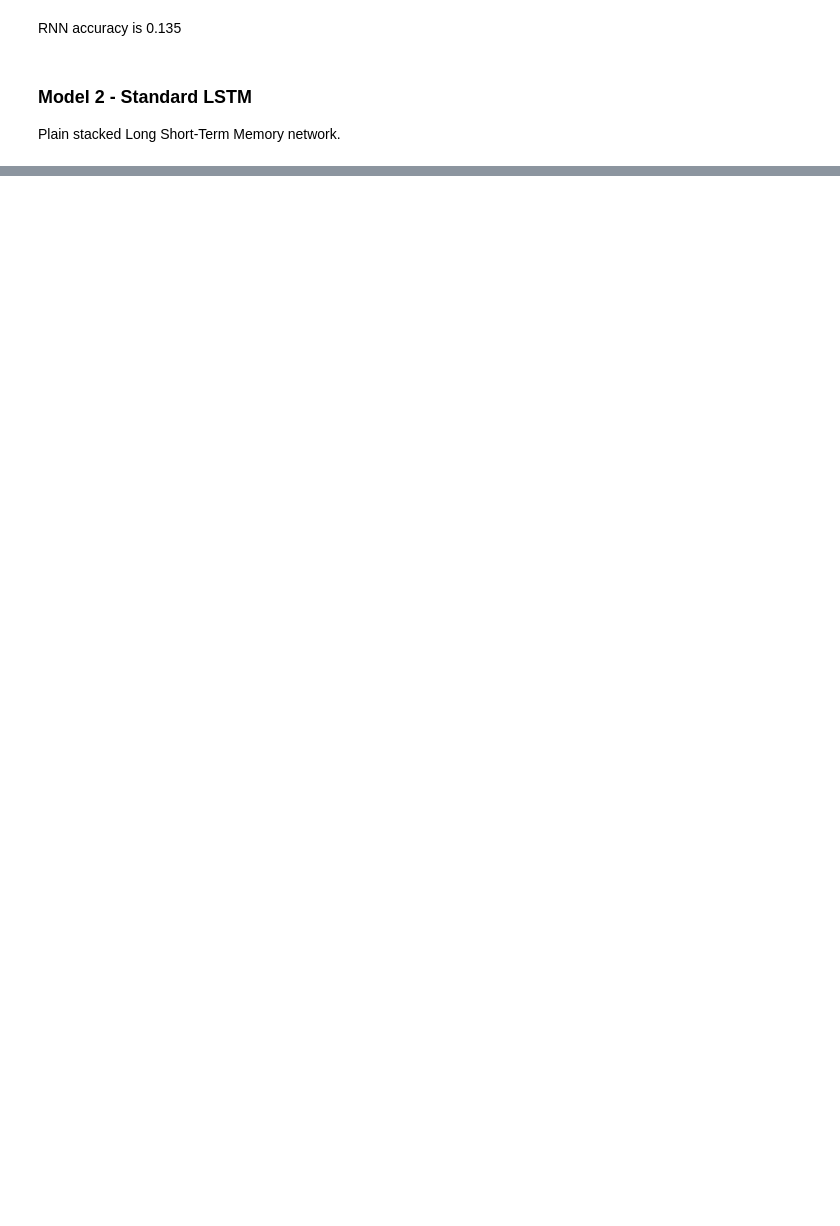
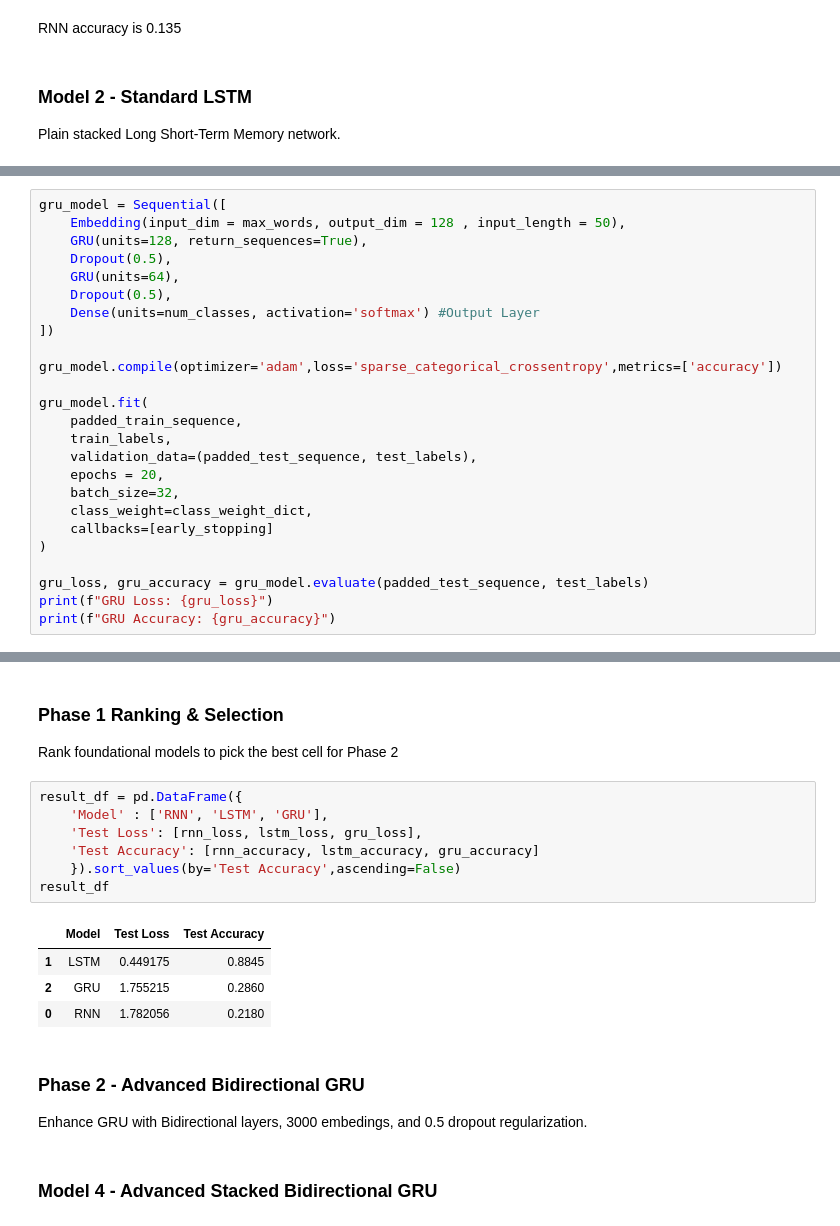
Before and after one commit to PriyaJha-14/Sentiment_Analysis_ML_Project, a Jupyter notebook: emotion_classification.ipynb, the cells around one changed output, grey strips where cells are left out. Drawn from its saved outputs; the diff is of its cells as text; blank space fills up the shorter version.

```diff
--- a/emotion_classification.ipynb
+++ b/emotion_classification.ipynb
@@ -213,0 +233,25 @@ LSTM Accuracy: 0.8769999742507935
+# %%
+gru_model = Sequential([
+    Embedding(input_dim = max_words, output_dim = 128 , input_length = 50),
+    GRU(units=128, return_sequences=True),
+    Dropout(0.5),
+    GRU(units=64),
+    Dropout(0.5),
+    Dense(units=num_classes, activation='softmax') #Output Layer
+])
+
+gru_model.compile(optimizer='adam',loss='sparse_categorical_crossentropy',metrics=['accuracy'])
+
+gru_model.fit(
+    padded_train_sequence,
+    train_labels,
+    validation_data=(padded_test_sequence, test_labels),
+    epochs = 20,
+    batch_size=32,
+    class_weight=class_weight_dict,
+    callbacks=[early_stopping]
+)
+
+gru_loss, gru_accuracy = gru_model.evaluate(padded_test_sequence, test_labels)
+print(f"GRU Loss: {gru_loss}")
+print(f"GRU Accuracy: {gru_accuracy}")
@@ -213,0 +276,21 @@ LSTM Accuracy: 0.8769999742507935
+# %% [markdown]
+### Phase 1 Ranking & Selection
+
+Rank foundational models to pick the best cell for Phase 2
+# %%
+result_df = pd.DataFrame({
+    'Model' : ['RNN', 'LSTM', 'GRU'],
+    'Test Loss': [rnn_loss, lstm_loss, gru_loss],
+    'Test Accuracy': [rnn_accuracy, lstm_accuracy, gru_accuracy]
+    }).sort_values(by='Test Accuracy',ascending=False)
+result_df
+# %% [output]
+|  | Model | Test Loss | Test Accuracy |
+| 1 | LSTM | 0.449175 | 0.8845 |
+| 2 | GRU | 1.755215 | 0.2860 |
+| 0 | RNN | 1.782056 | 0.2180 |
+# %% [markdown]
+### Phase 2 - Advanced Bidirectional GRU
+Enhance GRU with Bidirectional layers, 3000 embedings, and 0.5 dropout regularization.
+# %% [markdown]
+### Model 4 - Advanced Stacked Bidirectional GRU
```
Also changed, not shown: parts of 17 cells of this notebook, 2 other files.
